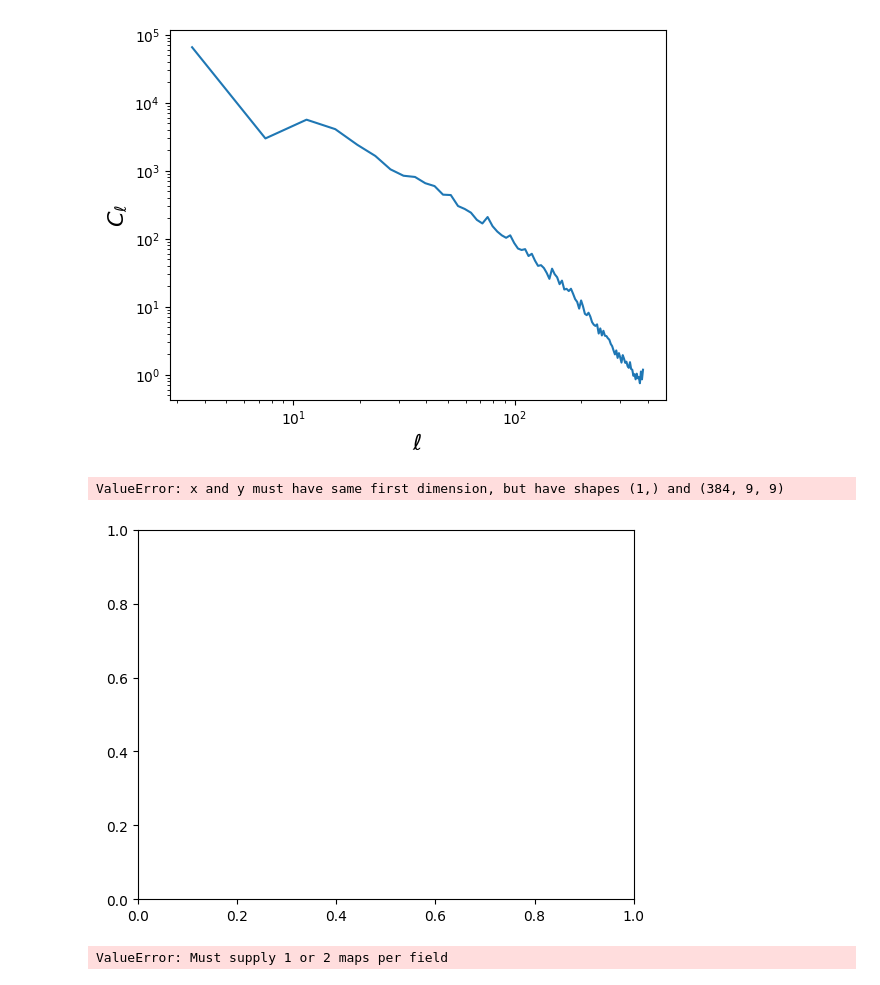
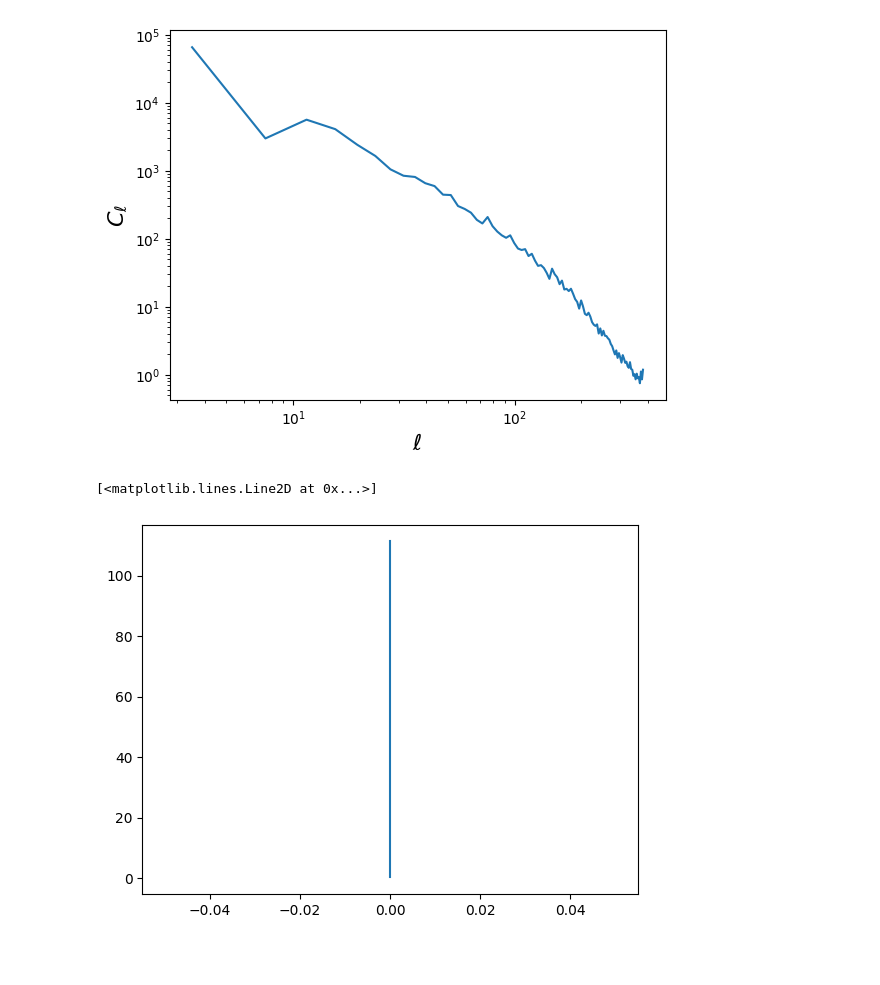
Before and after one commit to urwa99/Internship_Rome, a Jupyter notebook: Masks.ipynb, the cells around one changed output. Drawn from its saved outputs; the diff is of its cells as text; code cells hidden in the pictures; blank space fills up the shorter version.

```diff
--- a/Masks.ipynb
+++ b/Masks.ipynb
@@ -139,13 +167,10 @@ plt.ylabel('$C_\\ell$', fontsize=16)
 plt.show()
 # %% [output]
 [figure]
-# %%
-plt.plot(, C_l, 'g-', label='TE')
-plt.loglog()
-# %% [output]
-ValueError: x and y must have same first dimension, but have shapes (1,) and (384, 9, 9)
-[figure, removed]
-# %%
-f_0 = nmt.NmtField(mask, maps_pl)
-# %% [output]
-ValueError: Must supply 1 or 2 maps per field
+# %%
+ell = np.zeros(l+1)
+plt.plot(ell, C_l[:,3,3])
+#plt.loglog()
+# %% [output]
+[<matplotlib.lines.Line2D at 0x...>]
+[figure, added]
```
Also changed, not shown: parts of 12 cells of this notebook.
